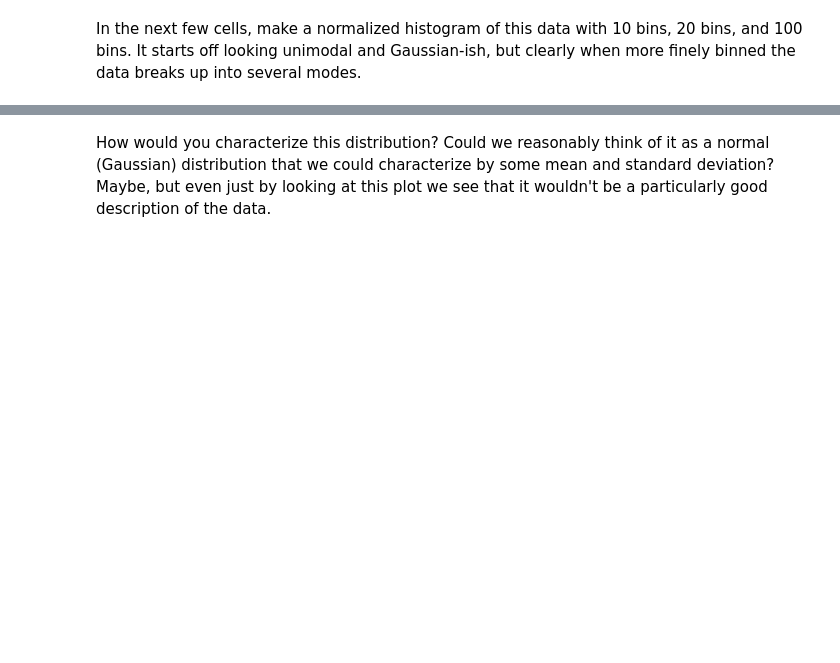
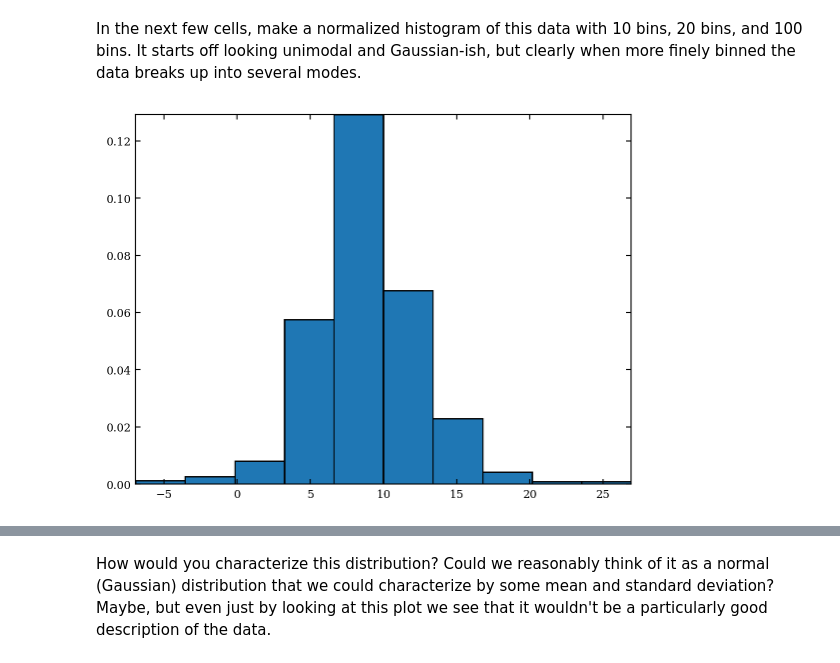
Before and after one commit to VanderbiltAstronomy/astr_8070_s24, a Jupyter notebook: coursework/student_folders/levi_schult/lectures/Lecture_7_levischult.ipynb, the cells around one changed output, grey strips where cells are left out. Cells and saved outputs as stored; diff of their text form; code cells hidden in the pictures; blank space fills up the shorter version.

```diff
--- a/coursework/student_folders/levi_schult/lectures/Lecture_7_levischult.ipynb
+++ b/coursework/student_folders/levi_schult/lectures/Lecture_7_levischult.ipynb
@@ -404,6 +464,8 @@ x = x[x < 30]
 In the next few cells, make a normalized histogram of this data with 10 bins, 20 bins, and 100 bins. It starts off looking unimodal and Gaussian-ish, but clearly when more finely binned the data breaks up into several modes.
 # %%
 # 10 bins
-plt.hist(x,___,___);
+plt.hist(x, bins=10, density=True);
+# %% [output]
+[figure, added]
 # %%
 # 20 bins
```
Also changed, not shown: parts of 22 cells of this notebook.
